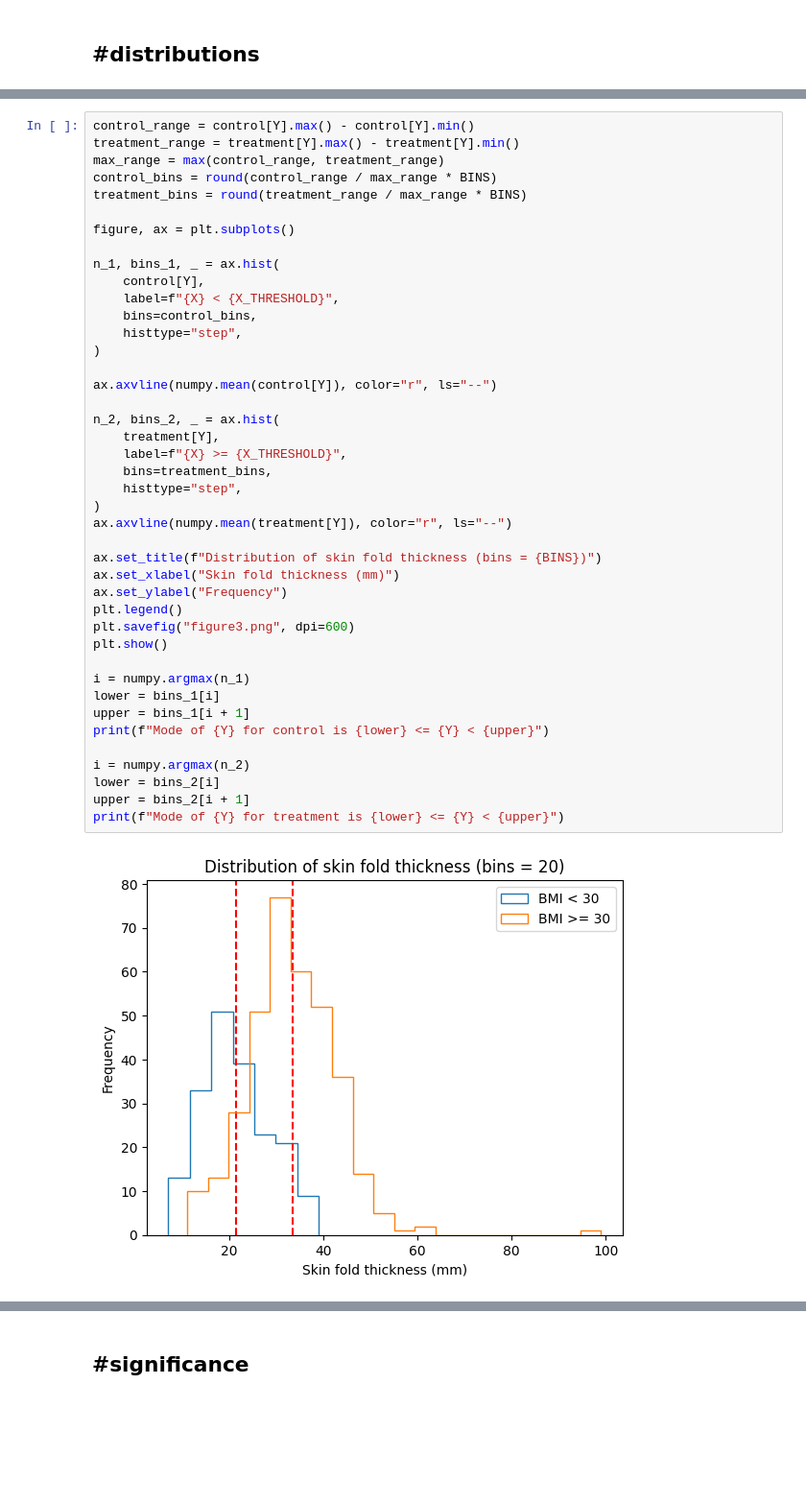
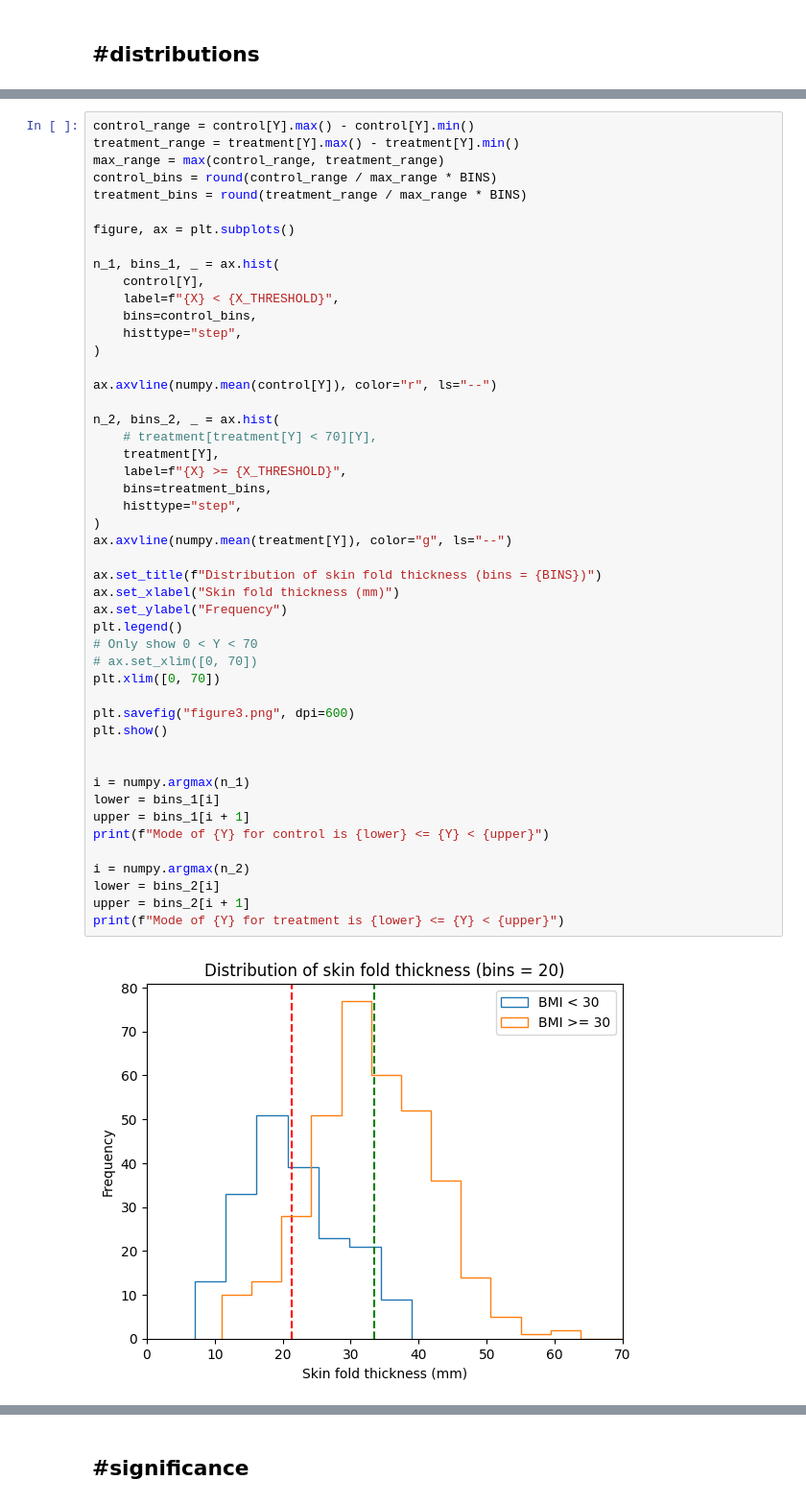
Before and after one commit to 000alen/cs50-statistical-inference, a Jupyter notebook: Alen.ipynb, the cells around one changed output, grey strips where cells are left out. Shown: that part at 96% size. Saved outputs shown, nothing was run; the diff lists cells and outputs as text; blank space fills up the shorter version.

```diff
--- a/Alen.ipynb
+++ b/Alen.ipynb
@@ -137,35 +176,41 @@ n_1, bins_1, _ = ax.hist(
     bins=control_bins,
     histtype="step",
 )
 
 ax.axvline(numpy.mean(control[Y]), color="r", ls="--")
 
 n_2, bins_2, _ = ax.hist(
+    # treatment[treatment[Y] < 70][Y],
     treatment[Y],
     label=f"{X} >= {X_THRESHOLD}",
     bins=treatment_bins,
     histtype="step",
 )
-ax.axvline(numpy.mean(treatment[Y]), color="r", ls="--")
+ax.axvline(numpy.mean(treatment[Y]), color="g", ls="--")
 
 ax.set_title(f"Distribution of skin fold thickness (bins = {BINS})")
 ax.set_xlabel("Skin fold thickness (mm)")
 ax.set_ylabel("Frequency")
 plt.legend()
+# Only show 0 < Y < 70
+# ax.set_xlim([0, 70])
+plt.xlim([0, 70])
+
 plt.savefig("figure3.png", dpi=600)
 plt.show()
+
 
 i = numpy.argmax(n_1)
 lower = bins_1[i]
 upper = bins_1[i + 1]
 print(f"Mode of {Y} for control is {lower} <= {Y} < {upper}")
 
 i = numpy.argmax(n_2)
 lower = bins_2[i]
 upper = bins_2[i + 1]
 print(f"Mode of {Y} for treatment is {lower} <= {Y} < {upper}")
 # %% [output]
-[figure, old version]
+[figure, new version]
 Mode of SkinThickness for control is 16.142857142857142 <= SkinThickness < 20.714285714285715
 Mode of SkinThickness for treatment is 28.6 <= SkinThickness < 33.0
 # %% [markdown]
```
Also changed, not shown: parts of 6 cells of this notebook, 5 other files.
